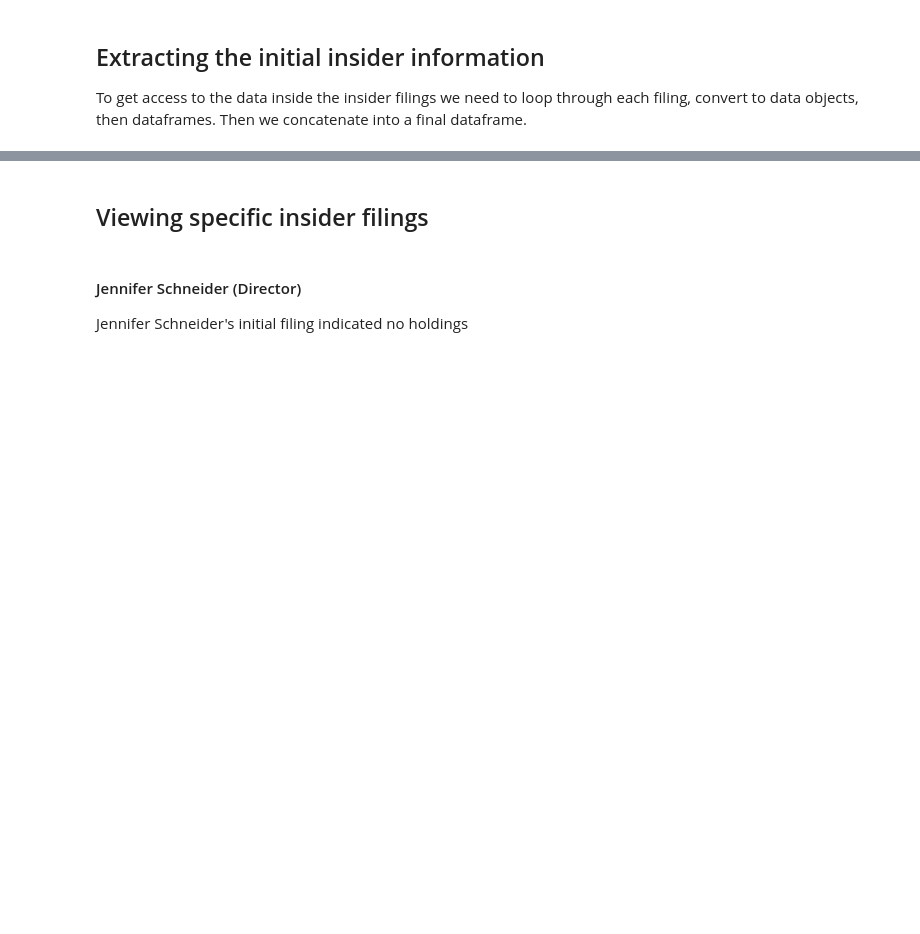
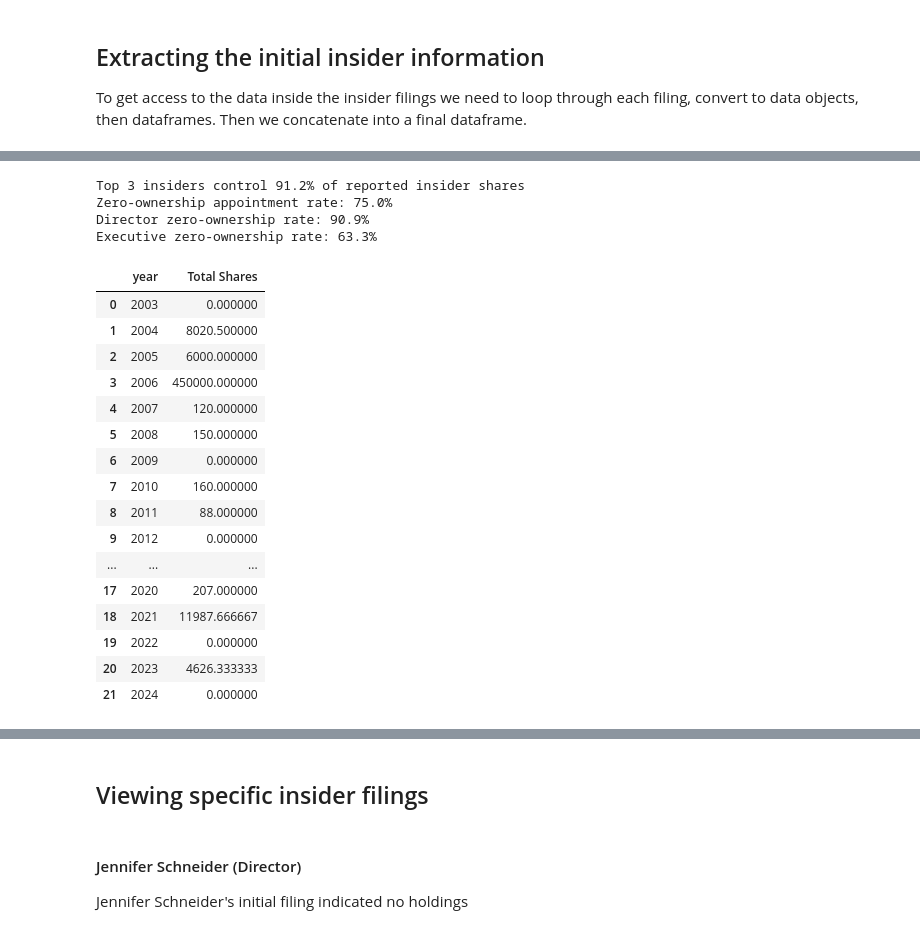
Before and after one commit to dgunning/edgartools, a Jupyter notebook: notebooks/Initial-Insider-Transactions.ipynb, the cells around one changed output, grey strips where cells are left out. Drawn from its saved outputs; the diff is of its cells as text; code cells hidden in the pictures; blank space fills up the shorter version.

```diff
--- a/notebooks/Initial-Insider-Transactions.ipynb
+++ b/notebooks/Initial-Insider-Transactions.ipynb
@@ -146,0 +458,32 @@ insider_data
+# %%
+# 4. Calculate strategic implications
+strategic_insights = calculate_strategic_implications(vrtx_summary)
+print(f"Top 3 insiders control {strategic_insights['ownership_concentration']:.1%} of reported insider shares")
+print(f"Zero-ownership appointment rate: {strategic_insights['zero_ownership_rate']:.1%}")
+print(f"Director zero-ownership rate: {strategic_insights['director_zero_rate']:.1%}")
+print(f"Executive zero-ownership rate: {strategic_insights['executive_zero_rate']:.1%}")
+
+# Show yearly average ownership trends
+strategic_insights['yearly_avg']
+# %% [output]
+Top 3 insiders control 91.2% of reported insider shares
+Zero-ownership appointment rate: 75.0%
+Director zero-ownership rate: 90.9%
+Executive zero-ownership rate: 63.3%
+|  | year | Total Shares |
+| 0 | 2003 | 0.000000 |
+| 1 | 2004 | 8020.500000 |
+| 2 | 2005 | 6000.000000 |
+| 3 | 2006 | 450000.000000 |
+| 4 | 2007 | 120.000000 |
+| 5 | 2008 | 150.000000 |
+| 6 | 2009 | 0.000000 |
+| 7 | 2010 | 160.000000 |
+| 8 | 2011 | 88.000000 |
+| 9 | 2012 | 0.000000 |
+| ... | ... | ... |
+| 17 | 2020 | 207.000000 |
+| 18 | 2021 | 11987.666667 |
+| 19 | 2022 | 0.000000 |
+| 20 | 2023 | 4626.333333 |
+| 21 | 2024 | 0.000000 |
```
Also changed, not shown: parts of 23 cells of this notebook.
